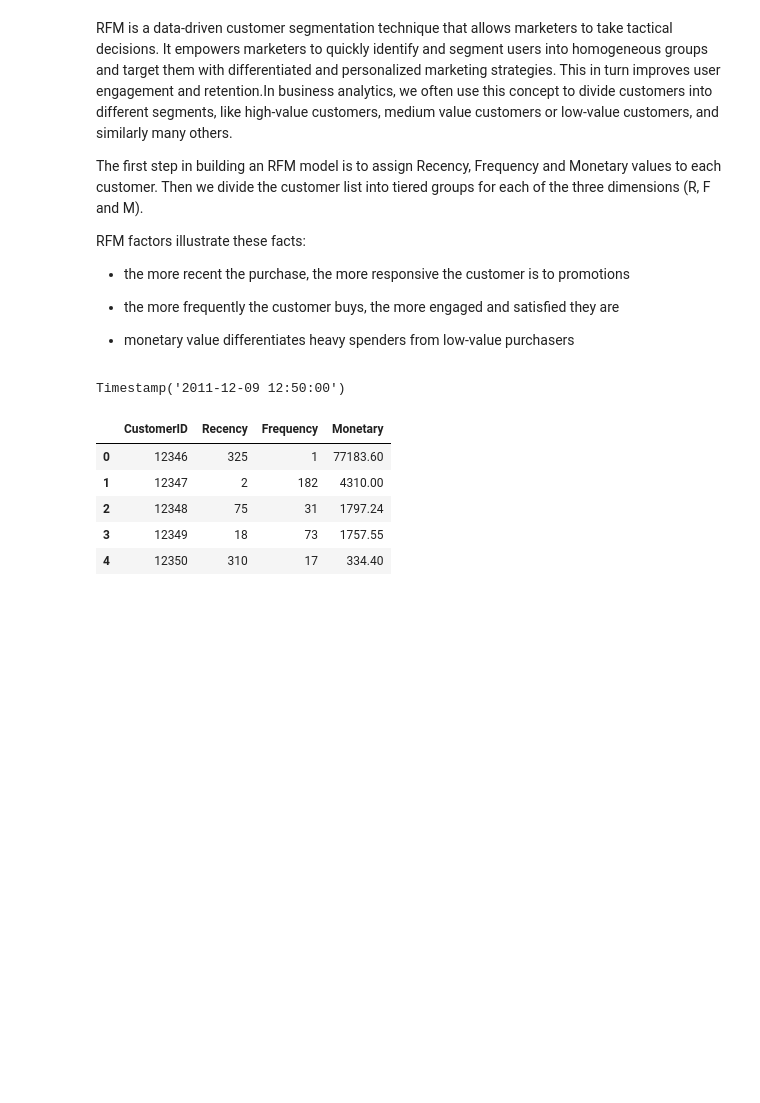
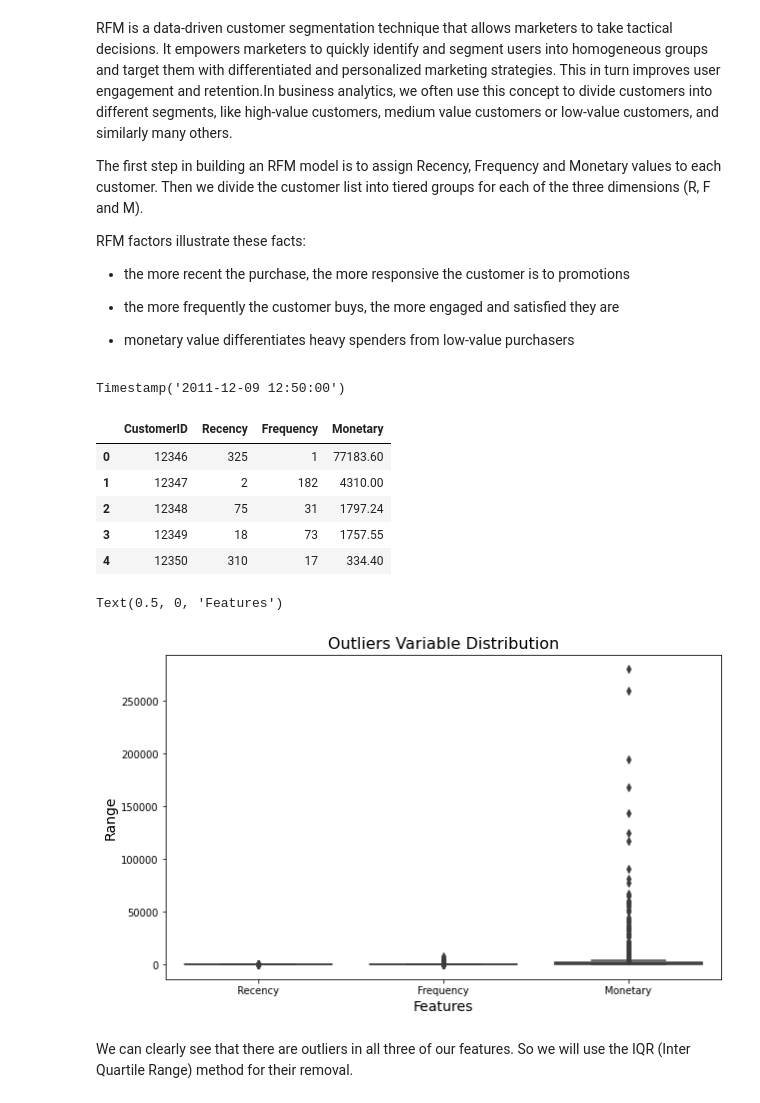
Before and after one commit to gopaljigupta45/Online_Retail_Customer_Segmentation, a Jupyter notebook: Online_Retail_Customer_Segmentation_Capstone_Project_GOPAL_JI_GUPTA_.ipynb, the cells around one changed output. Cells and saved outputs as stored; diff of their text form; code cells hidden in the pictures; blank space fills up the shorter version.

```diff
--- a/Online_Retail_Customer_Segmentation_Capstone_Project_GOPAL_JI_GUPTA_.ipynb
+++ b/Online_Retail_Customer_Segmentation_Capstone_Project_GOPAL_JI_GUPTA_.ipynb
@@ -556,3 +599,15 @@ rfm_df.reset_index().head()
 | 2 | 12348 | 75 | 31 | 1797.24 |
 | 3 | 12349 | 18 | 73 | 1757.55 |
 | 4 | 12350 | 310 | 17 | 334.40 |
+# %%
+# Box plot of Recency, Frequency and Monetary
+plt.figure(figsize=(10,6))
+sns.boxplot(data = rfm_df[['Recency','Frequency','Monetary']])
+plt.title("Outliers Variable Distribution", fontsize = 16)
+plt.ylabel("Range", fontsize = 14)
+plt.xlabel("Features", fontsize = 14)
+# %% [output]
+Text(0.5, 0, 'Features')
+[figure, added]
+# %% [markdown]
+We can clearly see that there are outliers in all three of our features. So we will use the IQR (Inter Quartile Range) method for their removal.
```
Also changed, not shown: parts of 60 cells of this notebook.
